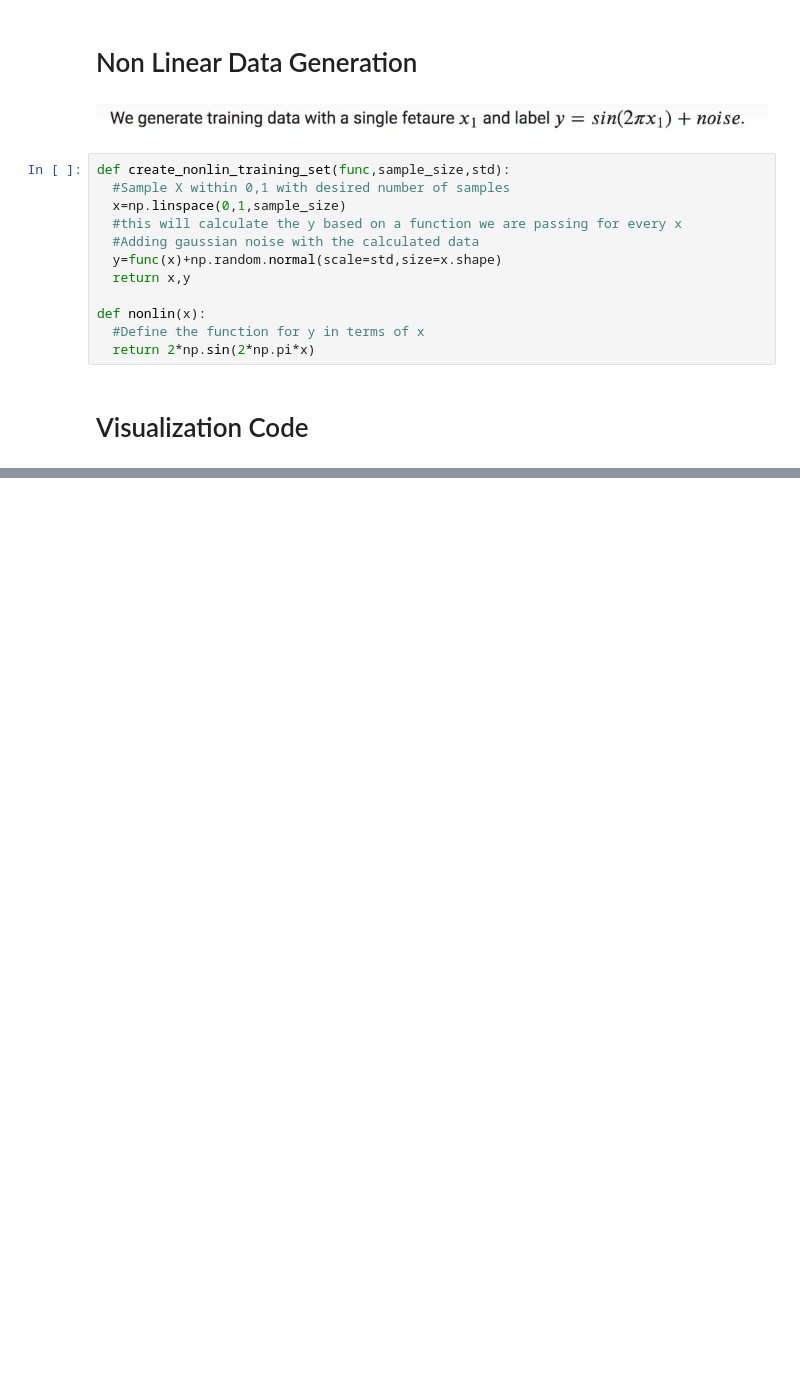
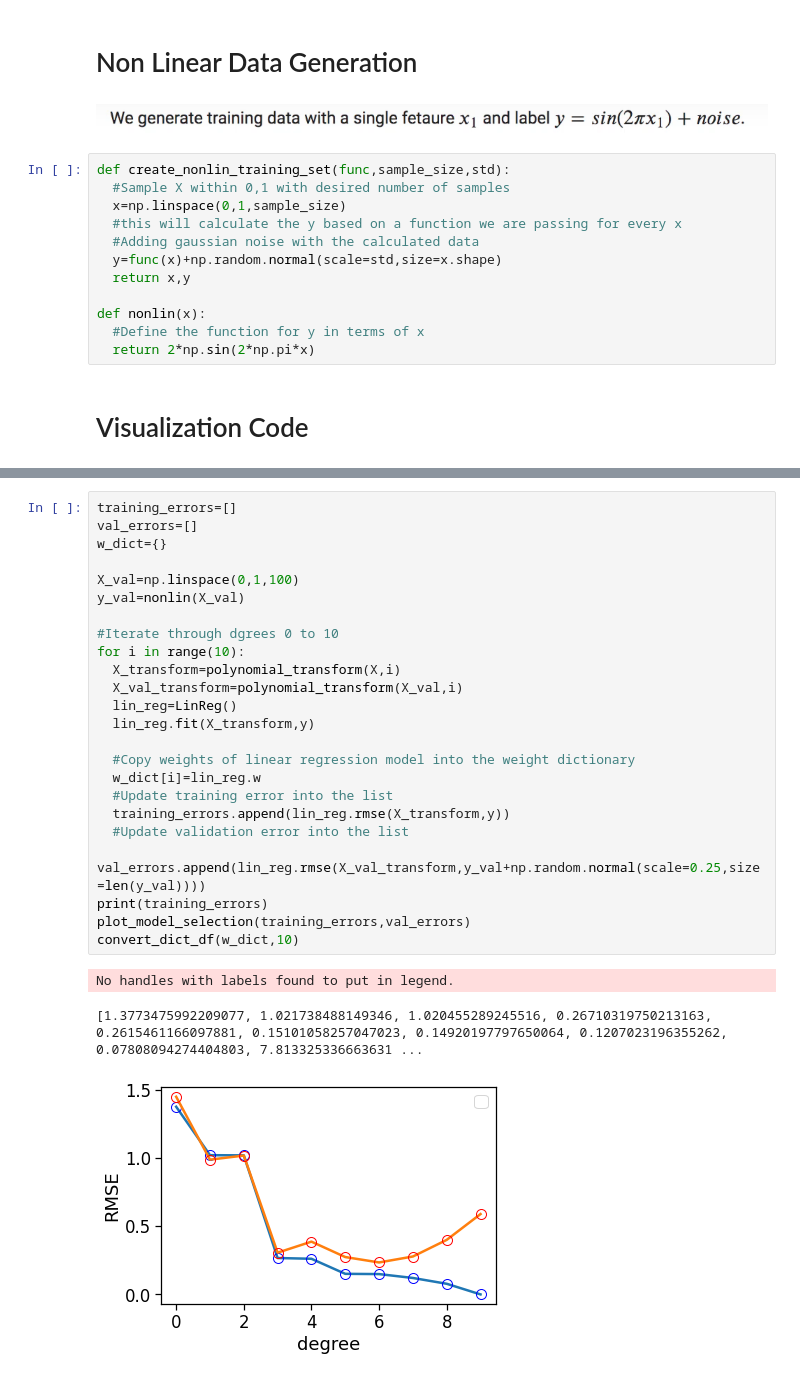
Before and after one commit to SpaceSapiens/Code-Explorer, a Jupyter notebook: Polynomial_regression_MLT_week3.ipynb, the cells around one changed output, grey strips where cells are left out. Saved outputs shown, nothing was run; the diff lists cells and outputs as text; blank space fills up the shorter version.

```diff
--- a/Polynomial_regression_MLT_week3.ipynb
+++ b/Polynomial_regression_MLT_week3.ipynb
@@ -313,0 +370,28 @@ visualize_training_data(X,y)
+# %%
+training_errors=[]
+val_errors=[]
+w_dict={}
+
+X_val=np.linspace(0,1,100)
+y_val=nonlin(X_val)
+
+#Iterate through dgrees 0 to 10
+for i in range(10):
+  X_transform=polynomial_transform(X,i)
+  X_val_transform=polynomial_transform(X_val,i)
+  lin_reg=LinReg()
+  lin_reg.fit(X_transform,y)
+
+  #Copy weights of linear regression model into the weight dictionary
+  w_dict[i]=lin_reg.w
+  #Update training error into the list
+  training_errors.append(lin_reg.rmse(X_transform,y))
+  #Update validation error into the list
+  val_errors.append(lin_reg.rmse(X_val_transform,y_val+np.random.normal(scale=0.25,size=len(y_val))))
+print(training_errors)
+plot_model_selection(training_errors,val_errors)
+convert_dict_df(w_dict,10)
+# %% [output]
+No handles with labels found to put in legend.
+[1.3773475992209077, 1.021738488149346, 1.020455289245516, 0.26710319750213163, 0.2615461166097881, 0.15101058257047023, 0.14920197797650064, 0.1207023196355262, 0.07808094274404803, 7.813325336663631 ...
+[figure, added]
```
Also changed, not shown: parts of 36 cells of this notebook.
